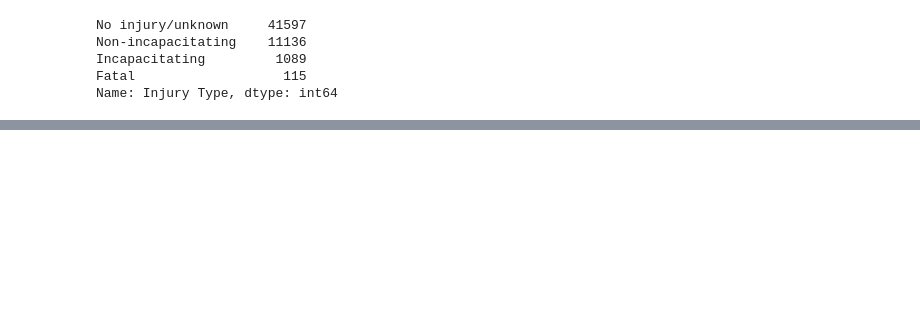
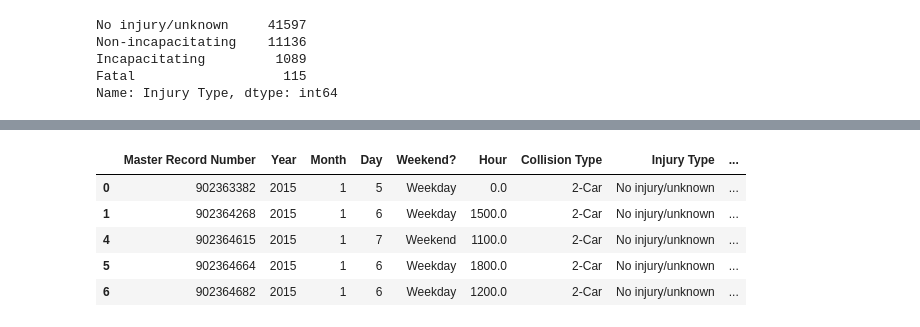
Before and after one commit to Kylee-Grant/Project-1, a Jupyter notebook: Project-1.ipynb, the cells around one changed output, grey strips where cells are left out. Cells and saved outputs as stored; diff of their text form; code cells hidden in the pictures; blank space fills up the shorter version.

```diff
--- a/Project-1.ipynb
+++ b/Project-1.ipynb
@@ -155,0 +103,10 @@ TypeError: 'value' must be an instance of str or bytes, not a float
+# %%
+no_injuries = df[df["Injury Type"] == "No injury/unknown"]
+no_injuries.head()
+# %% [output]
+|  | Master Record Number | Year | Month | Day | Weekend? | Hour | Collision Type | Injury Type | ... |
+| 0 | 902363382 | 2015 | 1 | 5 | Weekday | 0.0 | 2-Car | No injury/unknown | ... |
+| 1 | 902364268 | 2015 | 1 | 6 | Weekday | 1500.0 | 2-Car | No injury/unknown | ... |
+| 4 | 902364615 | 2015 | 1 | 7 | Weekend | 1100.0 | 2-Car | No injury/unknown | ... |
+| 5 | 902364664 | 2015 | 1 | 6 | Weekday | 1800.0 | 2-Car | No injury/unknown | ... |
+| 6 | 902364682 | 2015 | 1 | 6 | Weekday | 1200.0 | 2-Car | No injury/unknown | ... |
```
Also changed, not shown: parts of 11 cells of this notebook.
